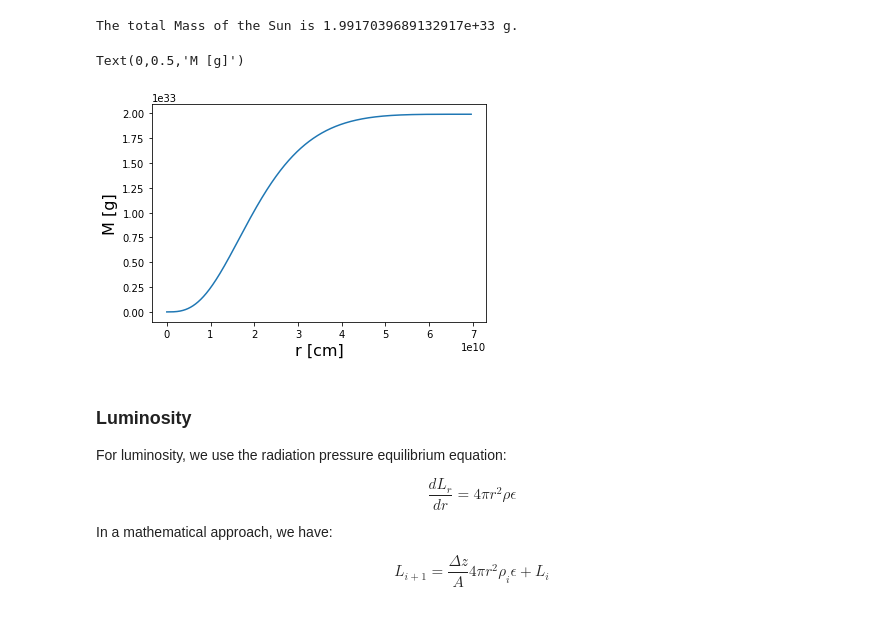
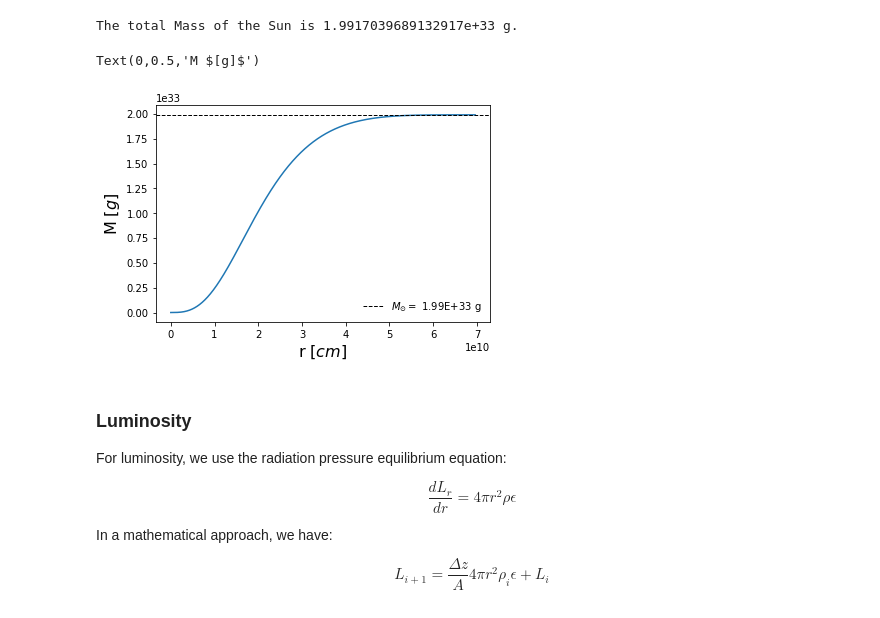
Before and after one commit to angelsmreyes/ISYA_2018_PolytropicModel, a Jupyter notebook: Polytropes.ipynb, the cells around one changed output. Drawn from its saved outputs; the diff is of its cells as text; code cells hidden in the pictures.

```diff
--- a/Polytropes.ipynb
+++ b/Polytropes.ipynb
@@ -216,11 +224,13 @@ print('The total Mass of the Sun is %s g.' %M_r[-1])
 The total Mass of the Sun is 1.9917039689132917e+33 g.
 # %%
 plt.plot(r[:],M_r[:-1])
-plt.xlabel('r [cm]',fontsize=16)
-plt.ylabel('M [g]',fontsize=16)
+plt.axhline(y= M_r[-1], color = 'k', lw = 1, linestyle = 'dashed', label = r'$M_{\odot} = $ %.2E g' %M_r[-1])
+plt.legend(frameon = False)
+plt.xlabel(r'r $[cm]$',fontsize=16)
+plt.ylabel(r'M $[g]$',fontsize=16)
 # %% [output]
-Text(0,0.5,'M [g]')
+Text(0,0.5,'M $[g]$')
-[figure, old version]
+[figure, new version]
 # %% [markdown]
 ### Luminosity
 
```
Also changed, not shown: parts of 11 cells of this notebook.
